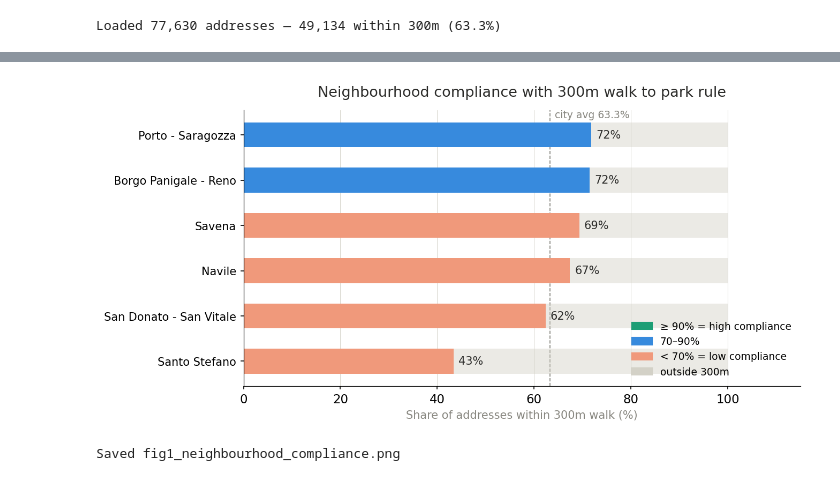
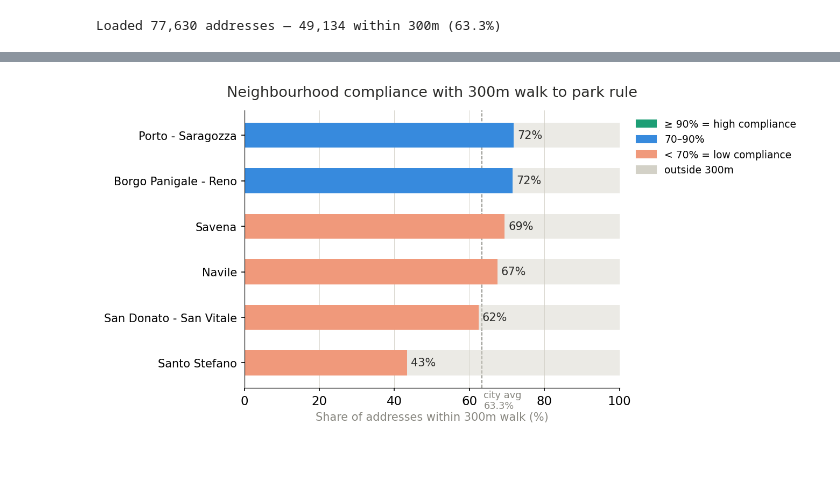
Before and after one commit to dclfbk/3-30-300-index, a Jupyter notebook: code/300m_vizual.ipynb, the cells around one changed output, grey strips where cells are left out. Drawn from its saved outputs; the diff is of its cells as text; code cells hidden in the pictures.

```diff
--- a/code/300m_vizual.ipynb
+++ b/code/300m_vizual.ipynb
@@ -82,37 +106,49 @@ colors = [TEAL if p >= 90 else BLUE if p >= 70 else CORAL for p in nb.pct]
 
 ax.barh(y, nb.pct,           height=bar_h, color=colors, zorder=2)
 ax.barh(y, 100 - nb.pct,     height=bar_h, left=nb.pct,
         color=LGRAY, alpha=0.45, zorder=2)
 
 for i, row in nb.iterrows():
     ax.text(row.pct + 1, i, f"{row.pct:.0f}%", va="center", fontsize=10, color=TEXT)
     if row.pct >= 99.5:
         ax.text(row.pct - 2, i, "✓", va="center", ha="right", fontsize=11,
                 color="white", fontweight="bold")
 
 ax.set_yticks(y)
 ax.set_yticklabels(nb.neighbourhood, fontsize=10)
 ax.set_xlabel("Share of addresses within 300m walk (%)", fontsize=10, color=SGRAY)
 ax.set_xlim(0, 115)
 ax.set_title("Neighbourhood compliance with 300m walk to park rule", fontsize=13,
              fontweight="500", pad=12, color=TEXT)
 ax.axvline(CITY_AVG, color=SGRAY, linewidth=0.8, linestyle="--", zorder=1)
-ax.text(CITY_AVG + 1, 5.55, f"city avg {CITY_AVG:.1f}%", fontsize=9, color=SGRAY, va="top")
 ax.grid(axis="x", linewidth=0.4, color=LGRAY, zorder=0)
 
 legend_els = [
     mpatches.Patch(color=TEAL,  label="≥ 90% = high compliance"),
     mpatches.Patch(color=BLUE,  label="70–90%"),
     mpatches.Patch(color=CORAL, label="< 70% = low compliance"),
     mpatches.Patch(color=LGRAY, label="outside 300m"),
 ]
-ax.legend(handles=legend_els, loc="lower right", fontsize=9, frameon=False)
+ax.set_xlim(0, 100)  # clean 0-100 axis
+
+# move city avg label to bottom of the line instead
+ax.text(CITY_AVG + 0.5, -0.6, f"city avg\n{CITY_AVG:.1f}%",
+        fontsize=8.5, color=SGRAY, va="top", ha="left")
+
+# slightly thicker bars
+bar_h = 0.65  # was 0.55
+
+# legend outside right, vertically centred
+ax.legend(
+    handles=legend_els,
+    loc="upper left",
+    bbox_to_anchor=(1.02, 1.0),
+    fontsize=9,
+    frameon=False
+)
 
 plt.tight_layout()
+plt.savefig("fig1_neighbourhood_compliance.png", bbox_inches="tight", dpi=150)
 plt.show()
-plt.savefig("fig1_neighbourhood_compliance.png")
-plt.close()
-print("Saved fig1_neighbourhood_compliance.png")
 # %% [output]
-[figure, old version]
+[figure, new version]
-Saved fig1_neighbourhood_compliance.png
```
Also changed, not shown: parts of 9 cells of this notebook, 5 other files.
